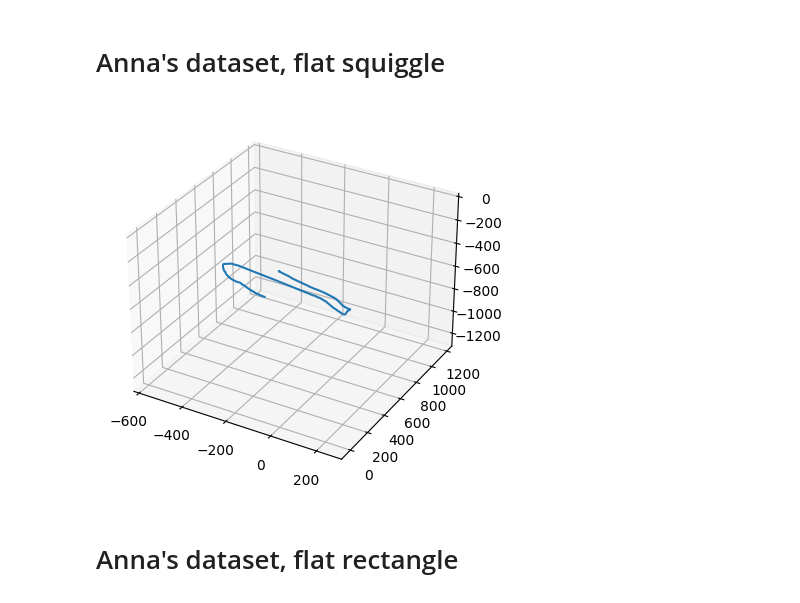
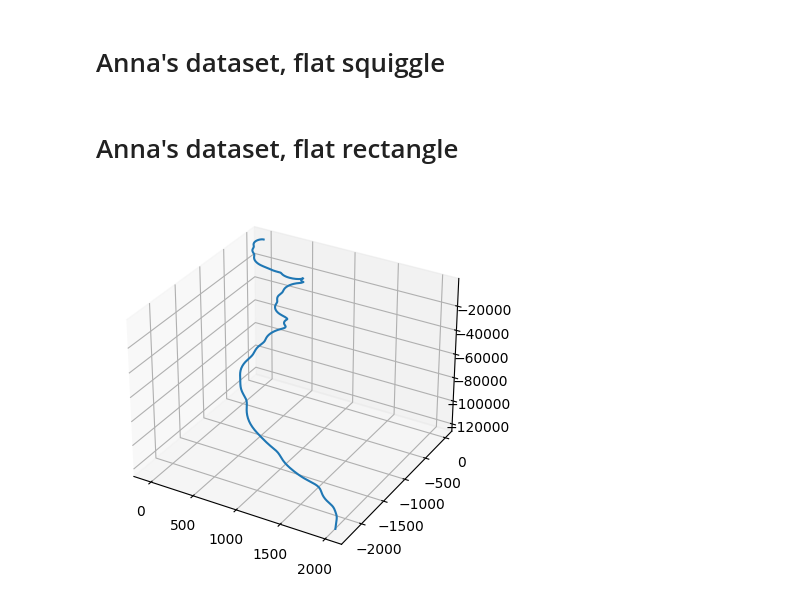
Before and after one commit to AnnaRemi/Lab_trajectiories, a Jupyter notebook: trajectory.ipynb, the cells around one changed output. Saved outputs shown, nothing was run; the diff lists cells and outputs as text; code cells hidden in the pictures.

```diff
--- a/trajectory.ipynb
+++ b/trajectory.ipynb
@@ -113,10 +117,11 @@ def get_rotation_matr(ANGLES):
 # %% [markdown]
 # Gyro and Accelerometer data combined
 # %%
+#calculate new accelerations by multiplying rotation matrix by acceleration vector
+
 def callibrate(ACCELERATIONS, YAW_RATES, TIMESTAMPS):
   ANGLES = get_angle(YAW_RATES, TIMESTAMPS)
   MATRICES = get_rotation_matr(ANGLES)
-  # print(len(MATRICES[0][0]))
 
   new_acc = [[], [], []]
 
@@ -126,7 +131,7 @@ def callibrate(ACCELERATIONS, YAW_RATES, TIMESTAMPS):
     res = (matrix.dot(vector)).tolist()
     new_acc[0].append(res[0])
     new_acc[1].append(res[1])
-    new_acc[2].append(res[2])
+    new_acc[2].append(res[2] - 1) #subtracting g(ravity) from accelerometer measurements
 
   return new_acc
 # %%
@@ -154,7 +161,7 @@ def get_plot(x, y, z):
 def plot_trajectory(ACCELERATIONS, YAW_RATES, TIMESTAMPS):
   ACCELERATIONS_NEW = callibrate(ACCELERATIONS, YAW_RATES, TIMESTAMPS)
   position = get_position(ACCELERATIONS_NEW, TIMESTAMPS[1:])
-  get_plot(position[2], position[1], position[0])
+  get_plot(position[0], position[1], position[2])
 # %% [markdown]
 # Anna's dataset, flat squiggle
 # %%
@@ -168,14 +177,14 @@ ACCELERATIONS = [dataset.accel_x, dataset.accel_y, dataset.accel_z]
-# %%
-plot_trajectory(ACCELERATIONS, YAW_RATES, TIMESTAMPS)
-# %% [output]
-[figure, removed]
 # %% [markdown]
 # Anna's dataset, flat rectangle
 # %%
-url = "https://raw.githubusercontent.com/AnnaRemi/Lab_trajectiories/main/_sessions/Anna_flat_2/SM2_B1A104.csv"
+url = "https://raw.githubusercontent.com/AnnaRemi/Lab_trajectiories/main/_sessions/Anna_flat_1/SM2_B0A105.csv"
 dataset = pd.read_csv(url)
-dataset = normalize(dataset)
+# dataset = normalize(dataset)
 
 TIMESTAMPS    = np.arange(0, dataset.accel_z.size, 1)
 YAW_RATES = [dataset.gyro_x, dataset.gyro_y, dataset.gyro_z]
 ACCELERATIONS = [dataset.accel_x, dataset.accel_y, dataset.accel_z]
+
+plot_trajectory(ACCELERATIONS, YAW_RATES, TIMESTAMPS)
+# %% [output]
+[figure, added]
```
Also changed, not shown: parts of 16 cells of this notebook, 3 other files.
